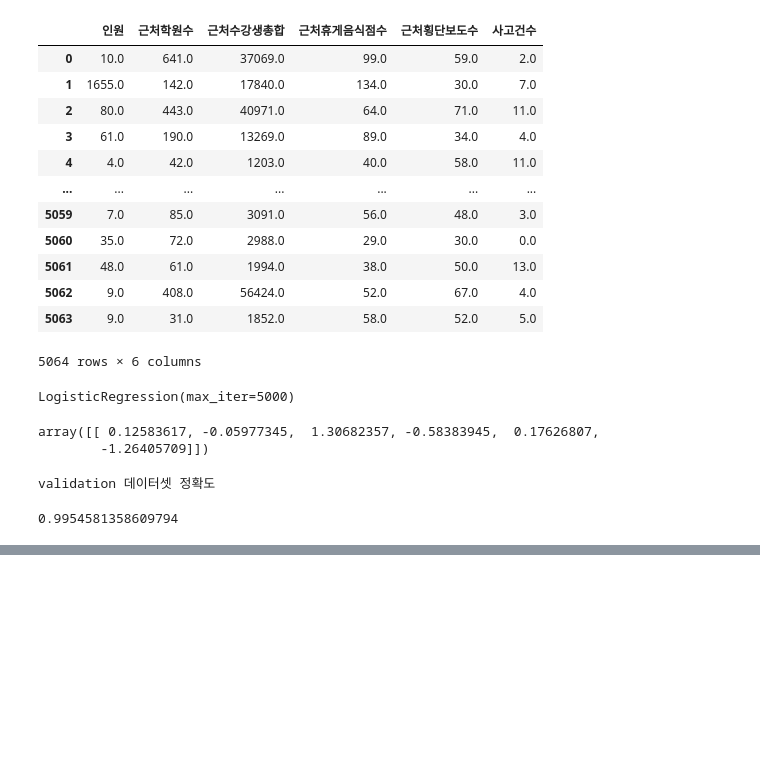
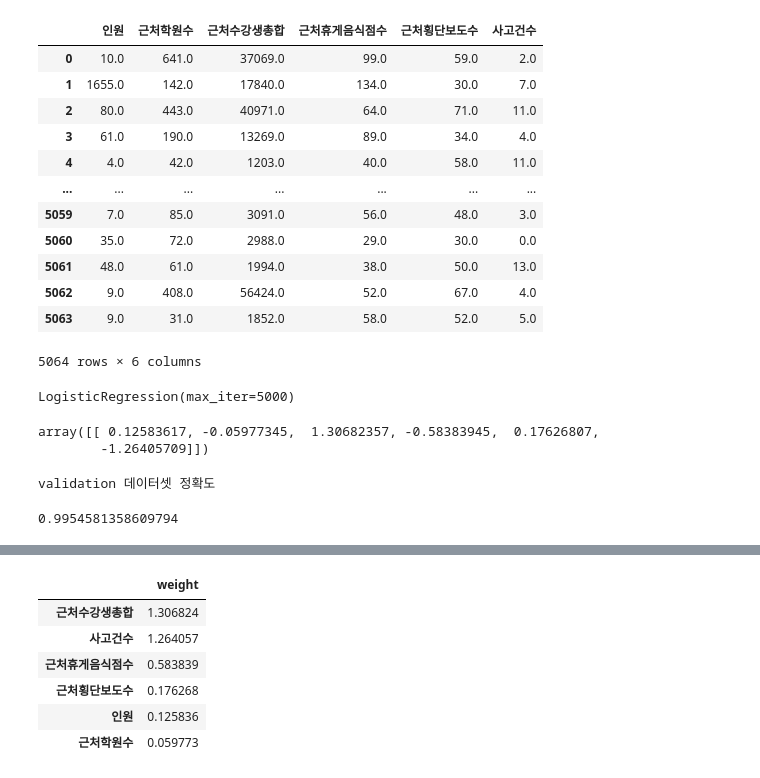
Before and after one commit to WIFI-Gwangjingu/childrensZone, a Jupyter notebook: modeling/로지스틱 회귀.ipynb, the cells around one changed output, grey strips where cells are left out. Cells and saved outputs as stored; diff of their text form; code cells hidden in the pictures; blank space fills up the shorter version.

```diff
--- a/modeling/강남구,노원구 회귀.ipynb
+++ b/modeling/로지스틱 회귀.ipynb
@@ -132,0 +166,10 @@ validation 데이터셋 정확도
+# %%
+weight
+# %% [output]
+|  | weight |
+| 근처수강생총합 | 1.306824 |
+| 사고건수 | 1.264057 |
+| 근처휴게음식점수 | 0.583839 |
+| 근처횡단보도수 | 0.176268 |
+| 인원 | 0.125836 |
+| 근처학원수 | 0.059773 |
```
Also changed, not shown: parts of 8 cells of this notebook, 3 other files.
